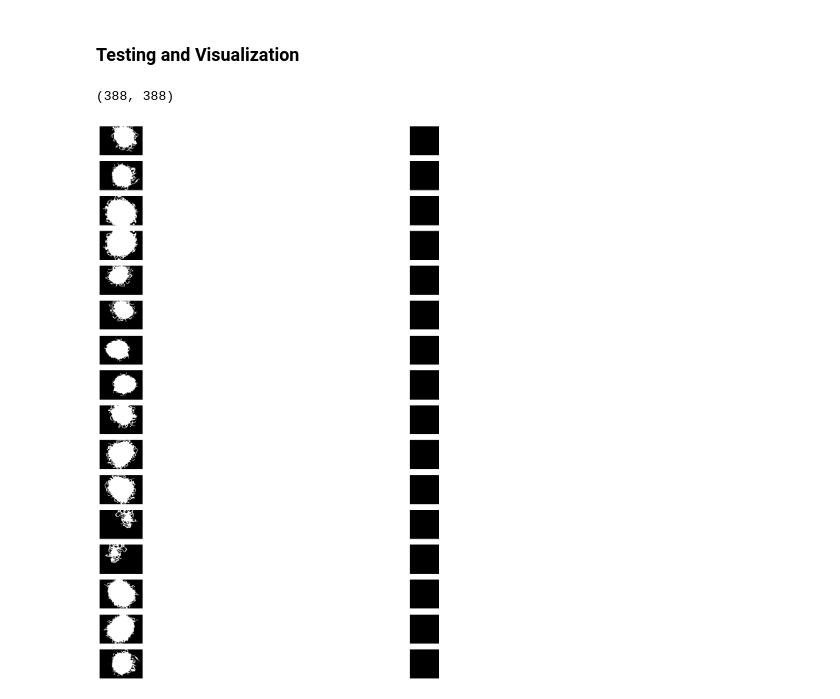
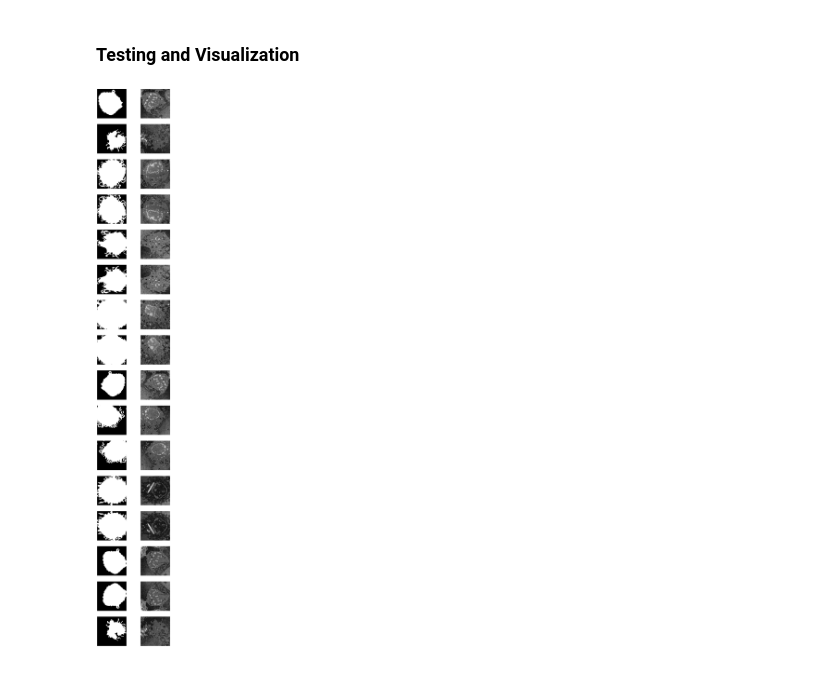
Before and after one commit to charan2598/U-net-for-Image-Segmentation, a Jupyter notebook: assignment_2.ipynb, the cells around one changed output. Cells and saved outputs as stored; diff of their text form; code cells hidden in the pictures.

Commit message:
Fairly Working Model without the best hyperparams.

```diff
--- a/assignment_2.ipynb
+++ b/assignment_2.ipynb
@@ -266,8 +275,6 @@ testloader = DataLoader(testset, batch_size = batch_size) ######################
 # %%
-#device = torch.device('cuda:0' if gpu else 'cpu')
 device = torch.device('cuda' if torch.cuda.is_available() else 'cpu')
 
-#model = UNet().to('cuda:0').to(device)
 model = UNet().to(device)
 
 if load:
@@ -276,7 +283,8 @@ if load:
 
 criterion = nn.CrossEntropyLoss()
 
-optimizer = optim.Adam(model.parameters())#, lr=lr, momentum=0.99, weight_decay=0.0005)
+#optimizer = optim.Adam(model.parameters(), lr=lr)#, momentum=0.99, weight_decay=0.0005) ##################################
+optimizer = optim.SGD(model.parameters(), lr=lr, momentum=0.99, weight_decay=0.0005)
 # %%
 model.train()
 for e in range(epoch_n):
@@ -371,7 +361,6 @@ Accuracy: 1.0000 ---- Loss: 0.0225
 ### Testing and Visualization
 # %%
 model.eval()
-
 
 output_masks = []
 output_labels = []
@@ -380,12 +369,12 @@ with torch.no_grad():
     for i in range(testset.__len__()):
         image, labels = testset.__getitem__(i)
 
-        #input_image = image.unsqueeze(0).unsqueeze(0).to(device)
         input_image = image.unsqueeze(0).to(device)
         pred = model(input_image)
 
-        output_mask = torch.max(pred, dim = 1)[1].cpu().squeeze(0).numpy()
+        output_mask = torch.max(pred, dim = 1)[0].cpu().squeeze(0).numpy().astype(np.float32)
 
+        labels = labels[0]
         crop_x = (labels.shape[0] - output_mask.shape[0]) // 2
         crop_y = (labels.shape[1] - output_mask.shape[1]) // 2
         labels = labels[crop_x: labels.shape[0] - crop_x, crop_y: labels.shape[1] - crop_y].numpy()
@@ -393,15 +382,12 @@ with torch.no_grad():
         output_masks.append(output_mask)
         output_labels.append(labels)
 # %%
-fig, axes = plt.subplots(testset.__len__(), 2, figsize = (20, 20))
-
-print(output_mask.shape)
+fig, axes = plt.subplots(testset.__len__(), 2, figsize = (10, 70))
 
 for i in range(testset.__len__()):
-    axes[i, 0].imshow(output_labels[i][0],cmap='gray')
+    axes[i, 0].imshow(output_labels[i],cmap='gray')
     axes[i, 0].axis('off')
     axes[i, 1].imshow(output_masks[i],cmap='gray')
     axes[i, 1].axis('off')
 # %% [output]
-(388, 388)
-[figure, old version]
+[figure, new version]
```
Also changed, not shown: parts of 3 cells of this notebook.
